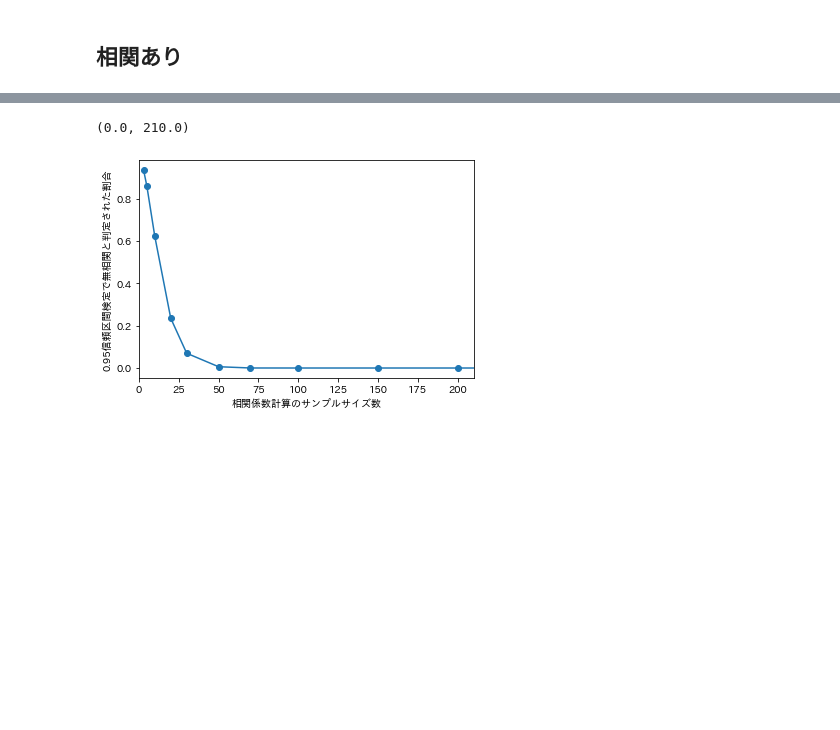
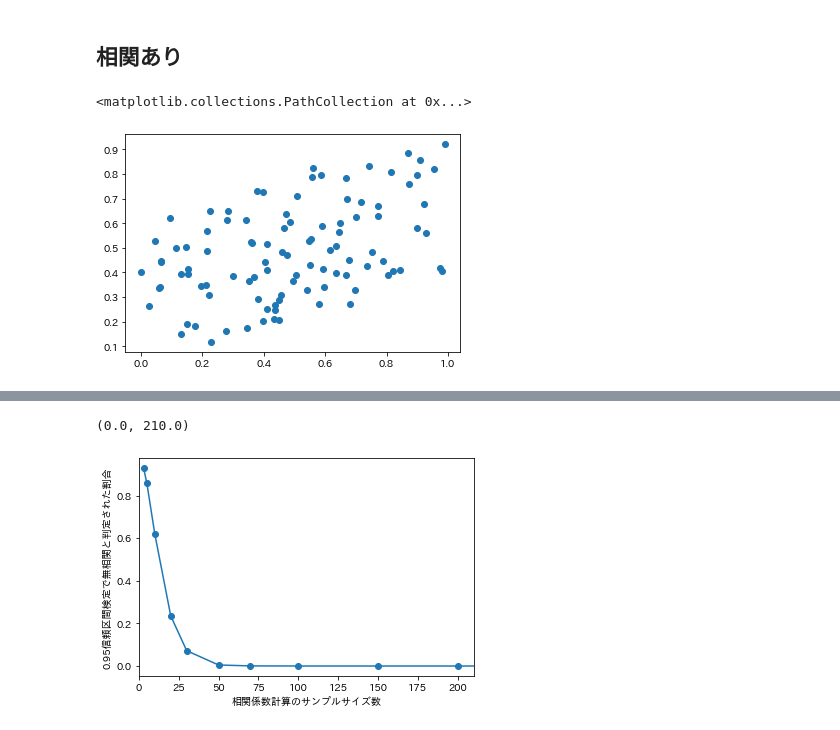
Before and after one commit to pondelion/MLDL-Memo, a Jupyter notebook: py/stats/correlation_statistic_test.ipynb, the cells around one changed output, grey strips where cells are left out. Drawn from its saved outputs; the diff is of its cells as text; code cells hidden in the pictures; blank space fills up the shorter version.

```diff
--- a/py/stats/correlation_statistic_test.ipynb
+++ b/py/stats/correlation_statistic_test.ipynb
@@ -85,5 +119,13 @@ for sample_size in sample_sizes:
 # %% [markdown]
 ## 相関あり
+# %%
+x = np.random.rand(100, 1)[:, 0]
+y =  0.4*x + 0.6*np.random.rand(100, 1)[:, 0]
+# %%
+plt.scatter(x, y)
+# %% [output]
+<matplotlib.collections.PathCollection at 0x...>
+[figure, added]
 # %%
 N_REPEAT = 10000
 sample_sizes = list(map(int, (3, 5, 10, 20, 30, 50, 70, 100, 150, 200, 500)))
```
Also changed, not shown: parts of 13 cells of this notebook.
